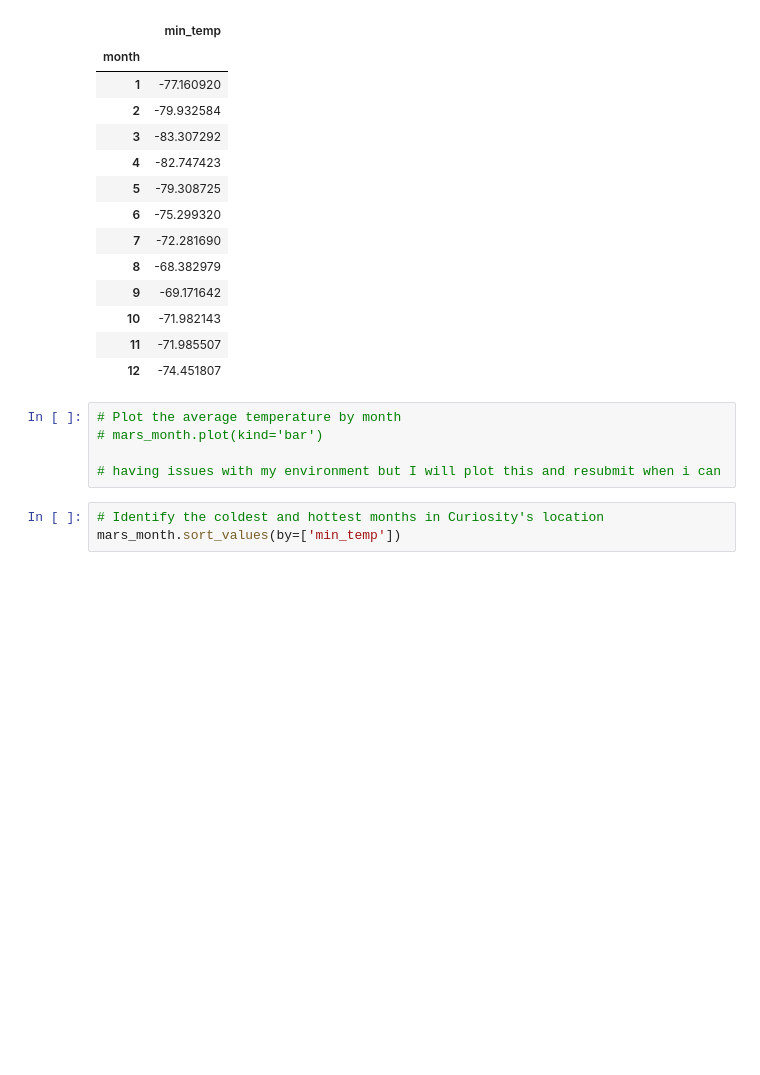
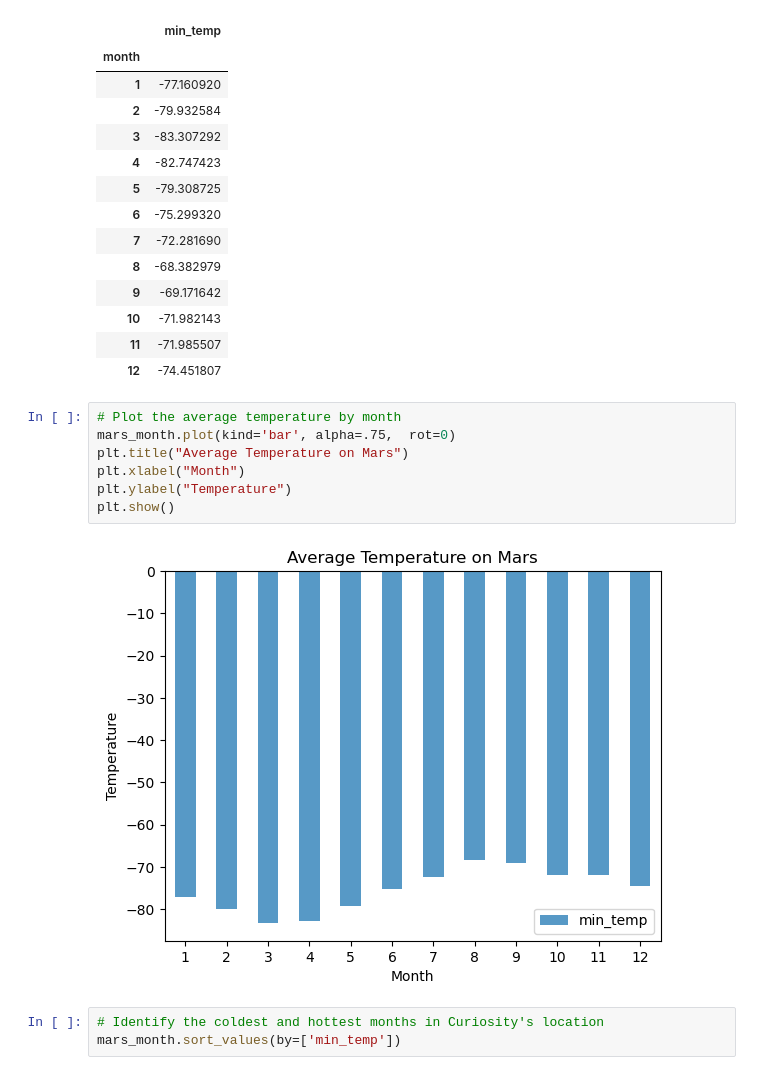
Before and after one commit to mvogel3/web-scraping-challenge, a Jupyter notebook: Analysis/part_2_mars_weather.ipynb, the cells around one changed output. Drawn from its saved outputs; the diff is of its cells as text; blank space fills up the shorter version.

Commit message:
charts

```diff
--- a/Analysis/part_2_mars_weather.ipynb
+++ b/Analysis/part_2_mars_weather.ipynb
@@ -186,11 +186,15 @@ mars_month
 | 10 | -71.982143 |
 | 11 | -71.985507 |
 | 12 | -74.451807 |
-# %%
-# Plot the average temperature by month
-# mars_month.plot(kind='bar')
-
-# having issues with my environment but I will plot this and resubmit when i can
+# %%
+# Plot the average temperature by month
+mars_month.plot(kind='bar', alpha=.75,  rot=0)
+plt.title("Average Temperature on Mars")
+plt.xlabel("Month")
+plt.ylabel("Temperature")
+plt.show()
+# %% [output]
+[figure, added]
 # %%
 # Identify the coldest and hottest months in Curiosity's location
 mars_month.sort_values(by=['min_temp'])
```
Also changed, not shown: parts of 3 cells of this notebook.
